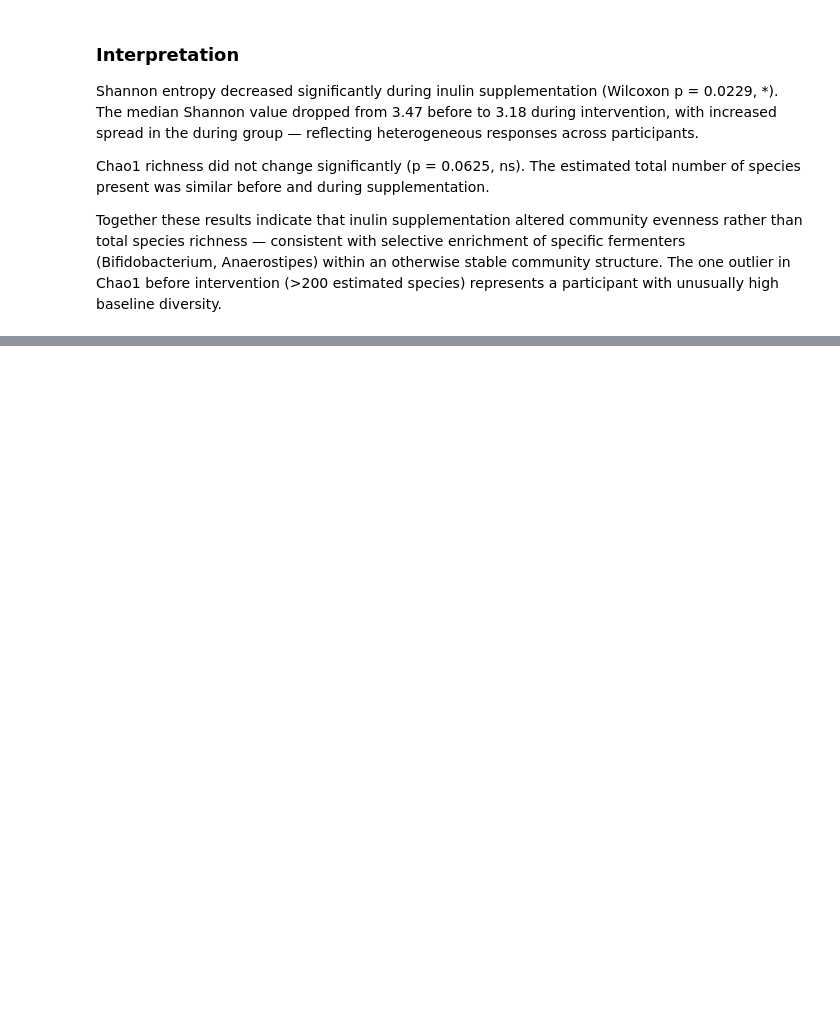
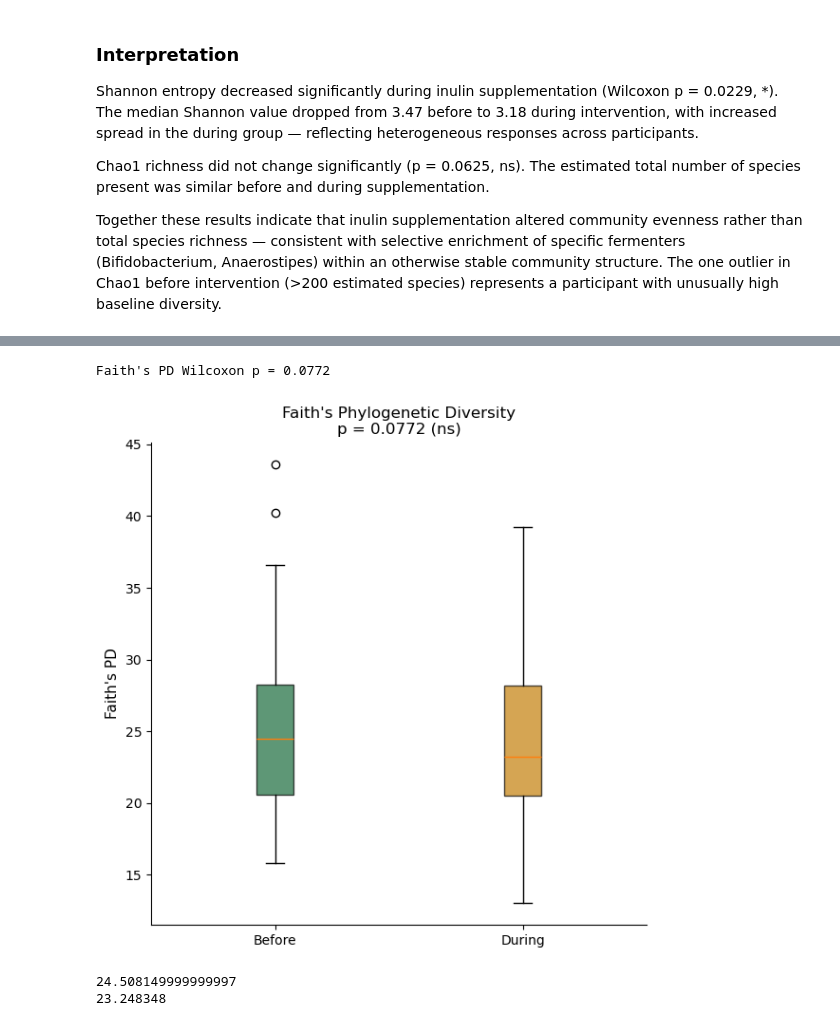
Before and after one commit to Mayorcool-lab/ogunbiome-Insight-pipeline, a Jupyter notebook: notebooks/08_picrust2_functional_analysis.ipynb, the cells around one changed output, grey strips where cells are left out. Cells and saved outputs as stored; diff of their text form; code cells hidden in the pictures; blank space fills up the shorter version.

Commit message:
analysis: Notebook 08 complete — Faith PD, Weighted UniFrac, LEfSe, PICRUSt2 pathways, Random Forest

```diff
--- a/notebooks/08_picrust2_functional_analysis.ipynb
+++ b/notebooks/08_picrust2_functional_analysis.ipynb
@@ -335,0 +384,10 @@ high baseline diversity.
+# %%
+# Build Faith's PD DataFrame
+faiths_df = pd.DataFrame({
+    'faiths_pd': faiths_pd,
+    'sample': asv_matrix_filtered.index
+})
+faiths_df['participant'] = faiths_df['sample'].str.extract(r'(U\d+)')
+faiths_df['timepoint'] = faiths_df['sample'].apply(lambda x: 'Before' if 'before' in x else 'During')
+
+faiths_df.head()
@@ -335,0 +401,37 @@ high baseline diversity.
+# %%
+# Wilcoxon signed-rank test — paired before vs during
+before_fpd = faiths_df[faiths_df['timepoint']=='Before'].set_index('participant')['faiths_pd']
+during_fpd = faiths_df[faiths_df['timepoint']=='During'].set_index('participant')['faiths_pd']
+
+_, p_faiths = wilcoxon(before_fpd, during_fpd)
+print(f"Faith's PD Wilcoxon p = {p_faiths:.4f}")
+# %% [output]
+Faith's PD Wilcoxon p = 0.0772
+# %%
+# Boxplot — Faith's PD before vs during
+fig, ax = plt.subplots(figsize=(6, 6))
+
+bp = ax.boxplot([before_fpd.values, during_fpd.values],
+                patch_artist=True,
+                labels=['Before', 'During'])
+bp['boxes'][0].set_facecolor(GREEN)
+bp['boxes'][0].set_alpha(0.7)
+bp['boxes'][1].set_facecolor(GOLD)
+bp['boxes'][1].set_alpha(0.7)
+
+sig = '*' if p_faiths < 0.05 else 'ns'
+ax.set_title(f"Faith's Phylogenetic Diversity\np = {p_faiths:.4f} ({sig})", fontsize=12)
+ax.set_ylabel("Faith's PD", fontsize=11)
+ax.spines['top'].set_visible(False)
+ax.spines['right'].set_visible(False)
+plt.tight_layout()
+plt.savefig('../results/qiime2/exported/alpha_diversity_faiths_pd.png', dpi=150, bbox_inches='tight')
+plt.show()
+# %% [output]
+[figure, added]
+# %%
+print(before_fpd.median())
+print(during_fpd.median())
+# %% [output]
+24.508149999999997
+23.248348
```
Also changed, not shown: parts of 55 cells of this notebook, 12 other files.
